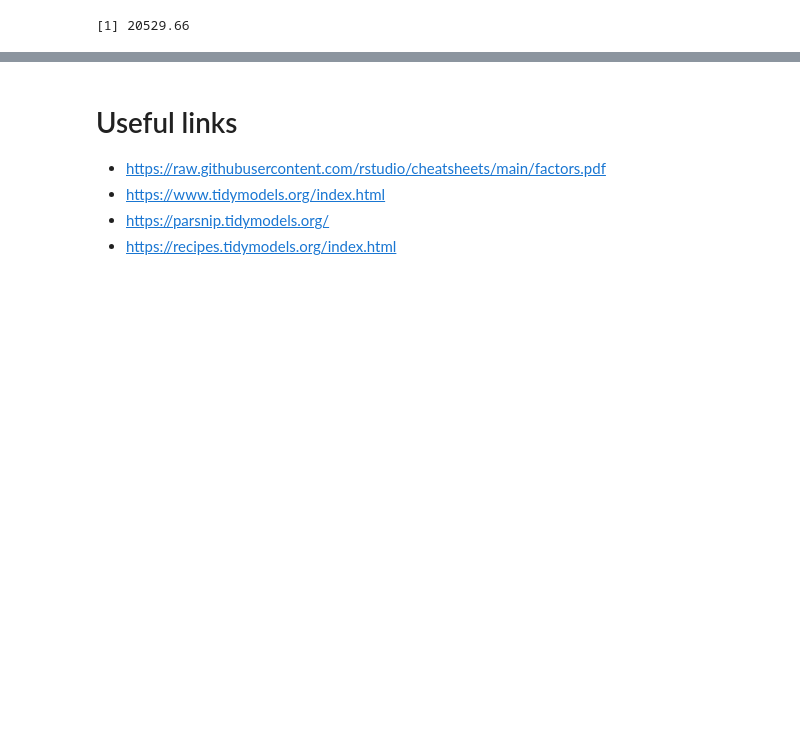
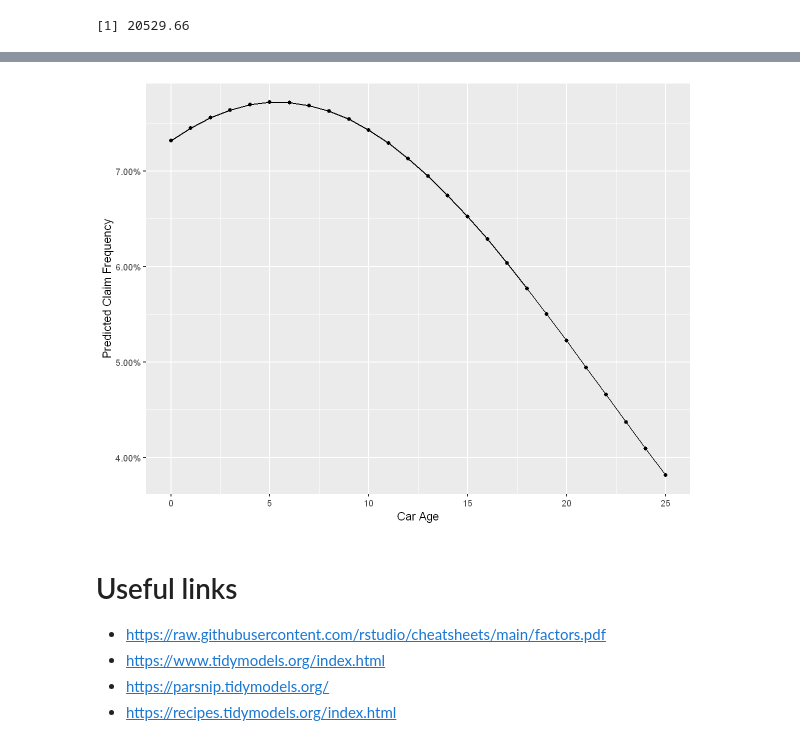
Before and after one commit to fpechon/UCLouvain-LACTU2110, a Jupyter notebook: 5. GLM/GLM.ipynb, the cells around one changed output, grey strips where cells are left out. Saved outputs shown, nothing was run; the diff lists cells and outputs as text; code cells hidden in the pictures; blank space fills up the shorter version.

```diff
--- a/5. GLM/GLM.ipynb
+++ b/5. GLM/GLM.ipynb
@@ -1311,3 +1334,21 @@ As expected, we are far off compared to the GBM (due to the model itself and the
+# %%
+partial_dep = tibble(CarAge = sort(unique(training_set$CarAge)), pred=0)
+
+for (row in 1:nrow(partial_dep)){
+    car_age = as.numeric(partial_dep[row, "CarAge"])
+
+    partial_dep[row, "pred"] = mean((predict(m11_fit,
+                                             new_data = training_set
+                                             %>% mutate(CarAge = car_age))/training_set$Exposure)$.pred)
+}
+
+ggplot(partial_dep, aes(x=CarAge, y=pred)) +
+geom_point() +
+geom_line()+
+scale_x_continuous(name="Car Age")+
+scale_y_continuous(name = "Predicted Claim Frequency", labels=label_percent(accuracy=0.01))
+# %% [output]
+[figure, added]
 # %% [markdown]
 # Useful links
 
```
Also changed, not shown: parts of 7 cells of this notebook, 10 other files.
